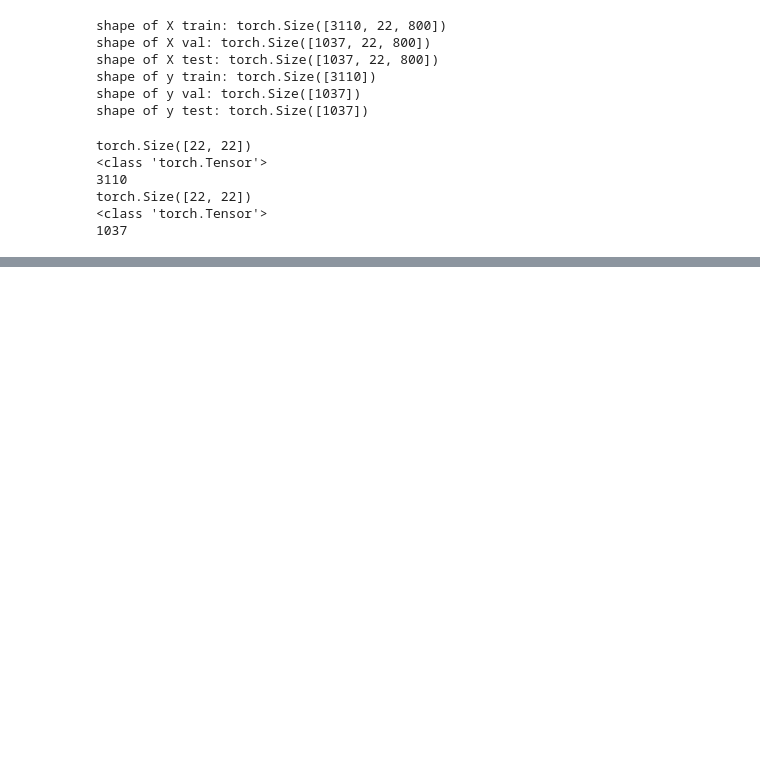
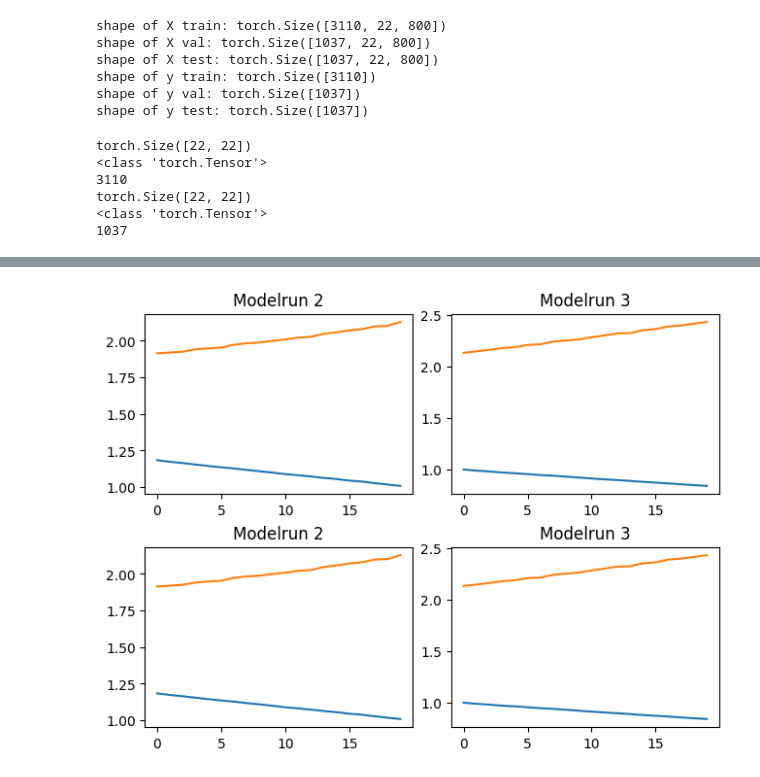
Before and after one commit to AlbinoLoaf/brAIncells, a Jupyter notebook: gnn_test.ipynb, the cells around one changed output, grey strips where cells are left out. Saved outputs shown, nothing was run; the diff lists cells and outputs as text; code cells hidden in the pictures; blank space fills up the shorter version.

Commit message:
multi run with grapsh

```diff
--- a/gnn_test.ipynb
+++ b/gnn_test.ipynb
@@ -215,0 +216,42 @@ Highest Train Accuracy 30.19
+# %%
+
+def multirunmodel(trainer,epochs,nruns=10):
+    '''
+    Runs a models with the same hyperparameters but random training parameters
+
+    ...
+
+    Parameters
+    ------------------
+    trainer: TrainGNN
+         training class for the model
+    paramlist : list
+        list of all the parametors needed for the model
+    nruns : int
+        How many runs it makes, default 10
+    '''
+    modellist = [0 for x in range(nruns)]
+    trainingdata = [0 for x in range(nruns)]
+    for i in range(nruns):
+        modellist[i],trainingdata[i] =  trainer.train_model(model, train_loader, val_loader, adj_matrix_train, epochs=epochs, prints=True)
+
+
+    # plot
+    fig, axs = plt.subplots(2, nruns//2, layout='constrained')
+
+    for i in range(nruns//2):
+        ax=axs[0][i]
+        for j in range(len(trainingdata[i+nruns//2])):
+                ax.plot(trainingdata[i+nruns//2][j])
+        ax.set_title(f'Modelrun {i+nruns//2}')
+
+
+        ax = axs[1][i]
+        for j in range(len(trainingdata[i+nruns//2])):
+                ax.plot(trainingdata[i+nruns//2][j])
+        ax.set_title(f'Modelrun {i+nruns//2}')
+    plt.show()
+# %%
+
+multirunmodel(trainer, 20,nruns=4)
+# %% [output]
@@ -215,0 +275 @@ Highest Train Accuracy 30.19
+[figure, added]
```
Also changed, not shown: parts of 2 cells of this notebook.
